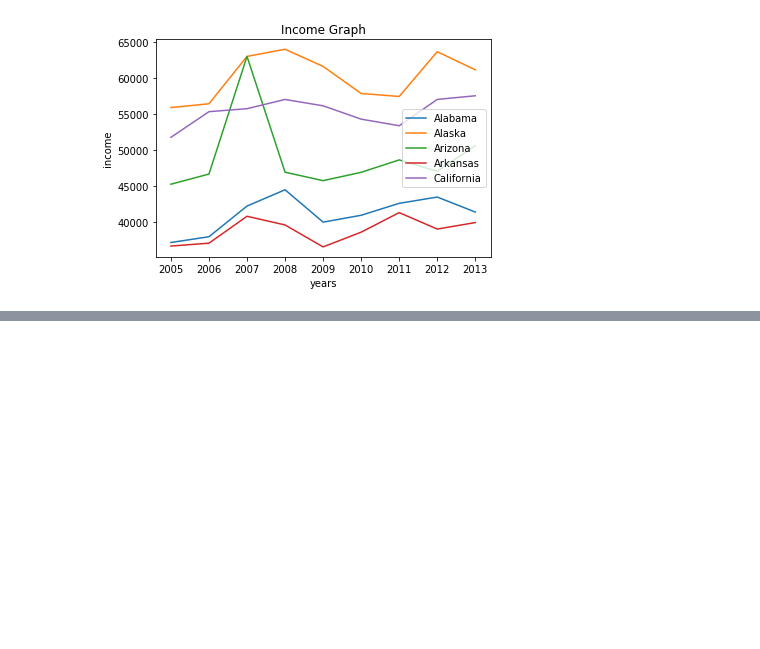
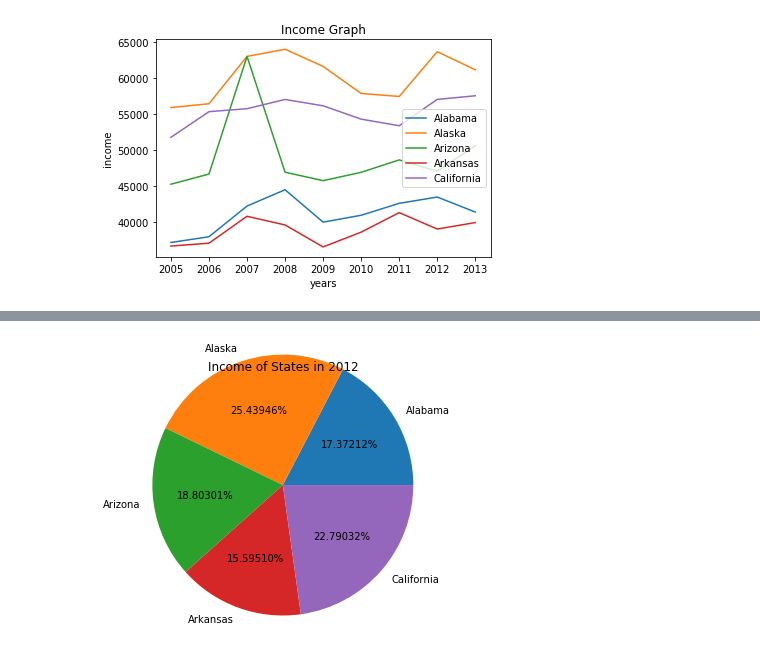
Before and after one commit to kollurusuresh/PythonWS, a Jupyter notebook: Day6.ipynb, the cells around one changed output, grey strips where cells are left out. Saved outputs shown, nothing was run; the diff lists cells and outputs as text; code cells hidden in the pictures; blank space fills up the shorter version.

```diff
--- a/Day6.ipynb
+++ b/Day6.ipynb
@@ -602,0 +625,15 @@ pl.show()
+# %%
+#Find the total income of all the states in year 2011/12 and depict a pie chart to shaw which state contribution to percentage of income
+lc = []
+pl.title("Income of States in 2012")
+ls = list(df['State'])
+total_income = sum(list(df['2012']))
+for i in list(df['2012']):
+    lc.append((i/total_income)*100)
+
+
+
+pl.pie(lc, labels=ls, autopct = '%1.5f%%', radius = 1.5)
+pl.show()
+# %% [output]
+[figure, added]
```
Also changed, not shown: parts of 2 cells of this notebook, 5 other files.
